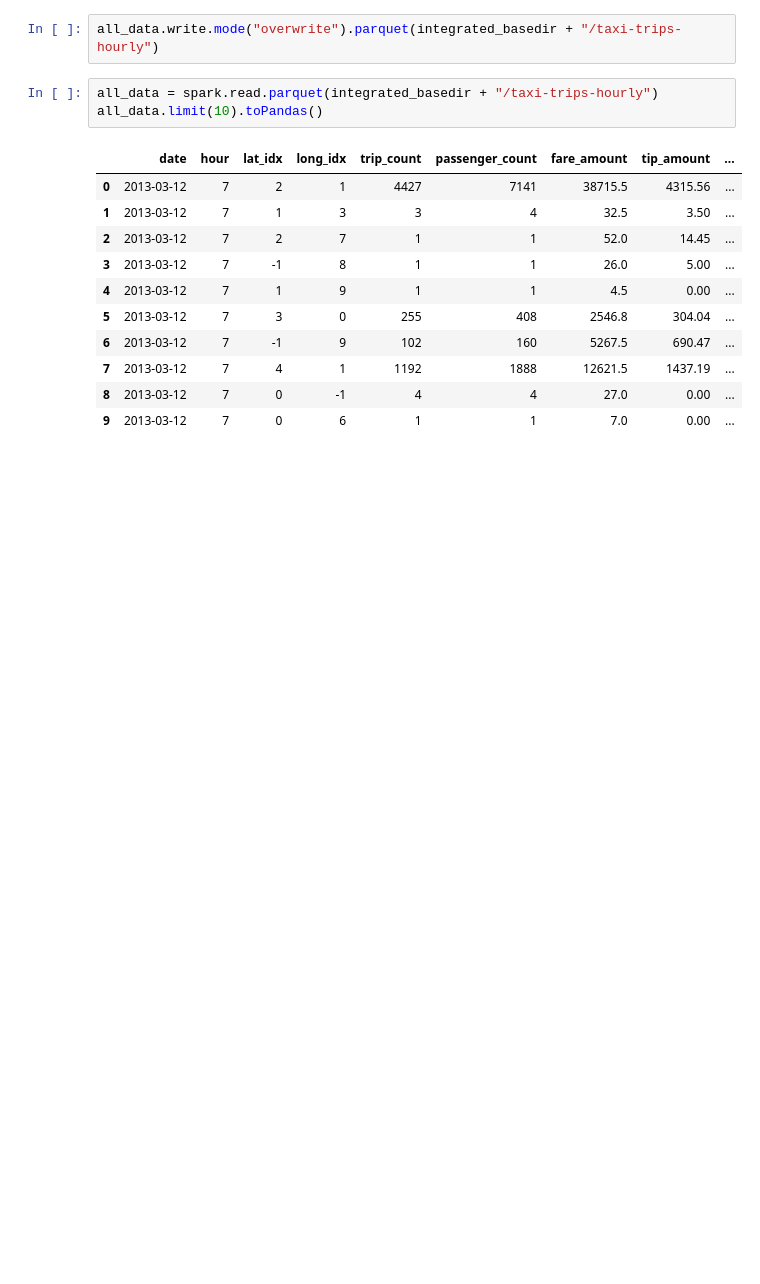
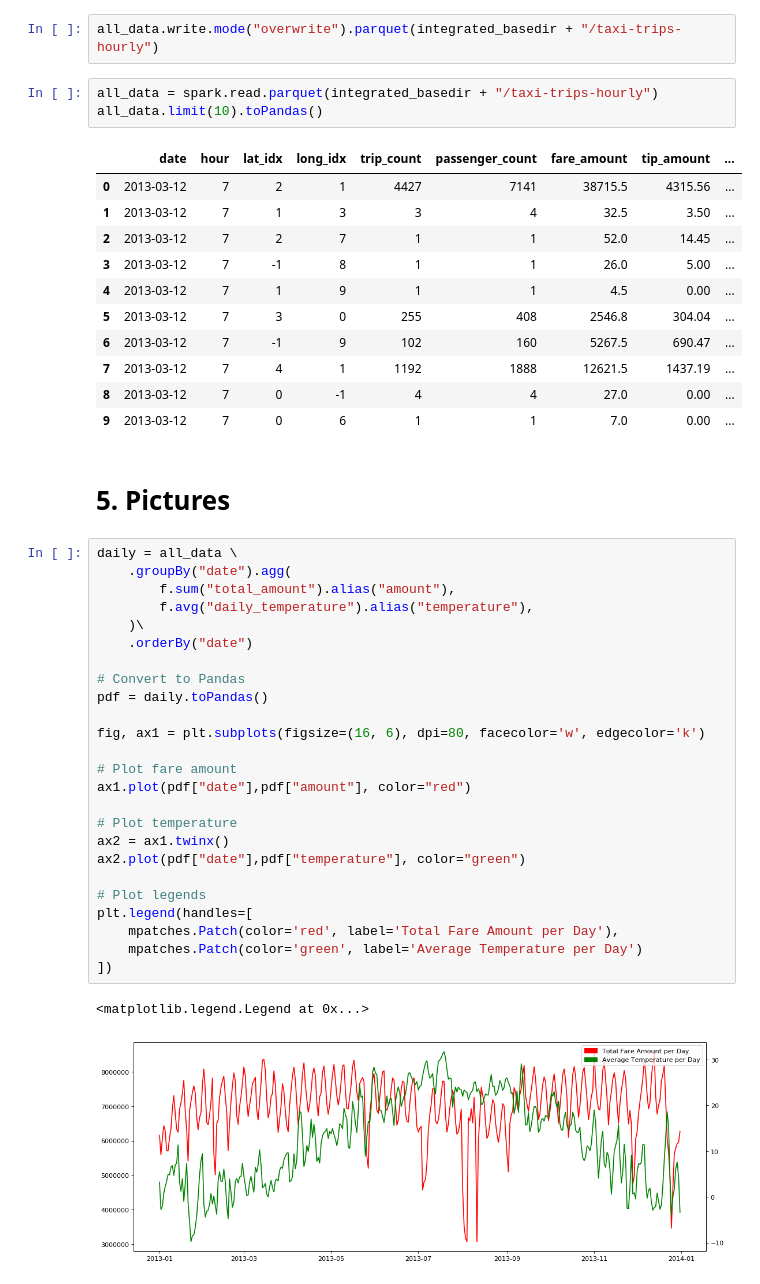
Before and after one commit to dimajix/pyspark-ml-taxis, a Jupyter notebook: notebooks/NYC Taxi Trips - Part 4 - Integrate.ipynb, the cells around one changed output. Drawn from its saved outputs; the diff is of its cells as text; blank space fills up the shorter version.

```diff
--- a/notebooks/NYC Taxi Trips - Part 4 - Integrate.ipynb
+++ b/notebooks/NYC Taxi Trips - Part 4 - Integrate.ipynb
@@ -302,3 +302,33 @@ all_data.limit(10).toPandas()
 | 7 | 2013-03-12 | 7 | 4 | 1 | 1192 | 1888 | 12621.5 | 1437.19 | ... |
 | 8 | 2013-03-12 | 7 | 0 | -1 | 4 | 4 | 27.0 | 0.00 | ... |
 | 9 | 2013-03-12 | 7 | 0 | 6 | 1 | 1 | 7.0 | 0.00 | ... |
+# %% [markdown]
+# 5. Pictures
+# %%
+daily = all_data \
+    .groupBy("date").agg(
+        f.sum("total_amount").alias("amount"),
+        f.avg("daily_temperature").alias("temperature"),
+    )\
+    .orderBy("date")
+
+# Convert to Pandas
+pdf = daily.toPandas()
+
+fig, ax1 = plt.subplots(figsize=(16, 6), dpi=80, facecolor='w', edgecolor='k')
+
+# Plot fare amount
+ax1.plot(pdf["date"],pdf["amount"], color="red")
+
+# Plot temperature
+ax2 = ax1.twinx()
+ax2.plot(pdf["date"],pdf["temperature"], color="green")
+
+# Plot legends
+plt.legend(handles=[
+    mpatches.Patch(color='red', label='Total Fare Amount per Day'),
+    mpatches.Patch(color='green', label='Average Temperature per Day')
+])
+# %% [output]
+<matplotlib.legend.Legend at 0x...>
+[figure, added]
```
Also changed, not shown: 1 other file.
